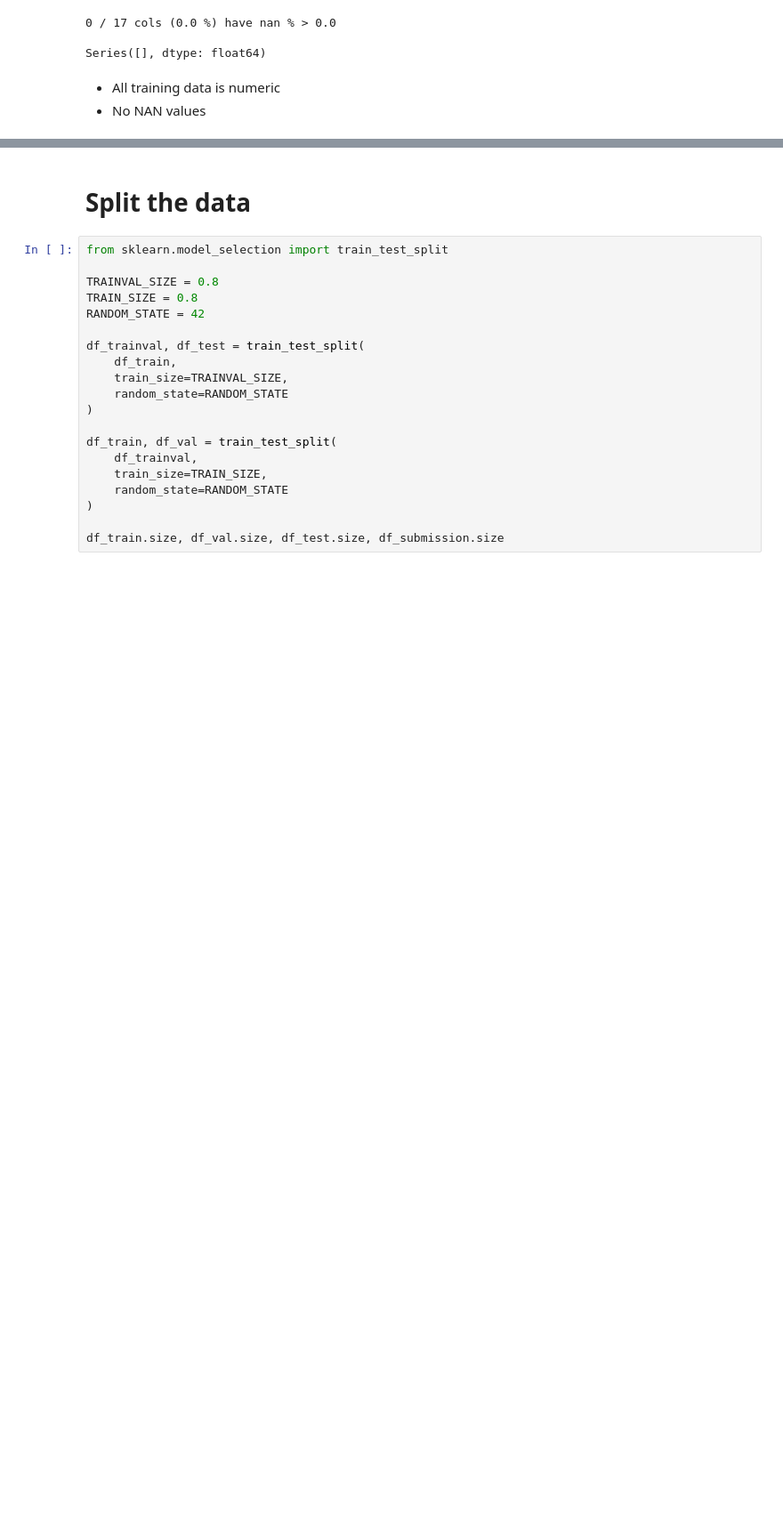
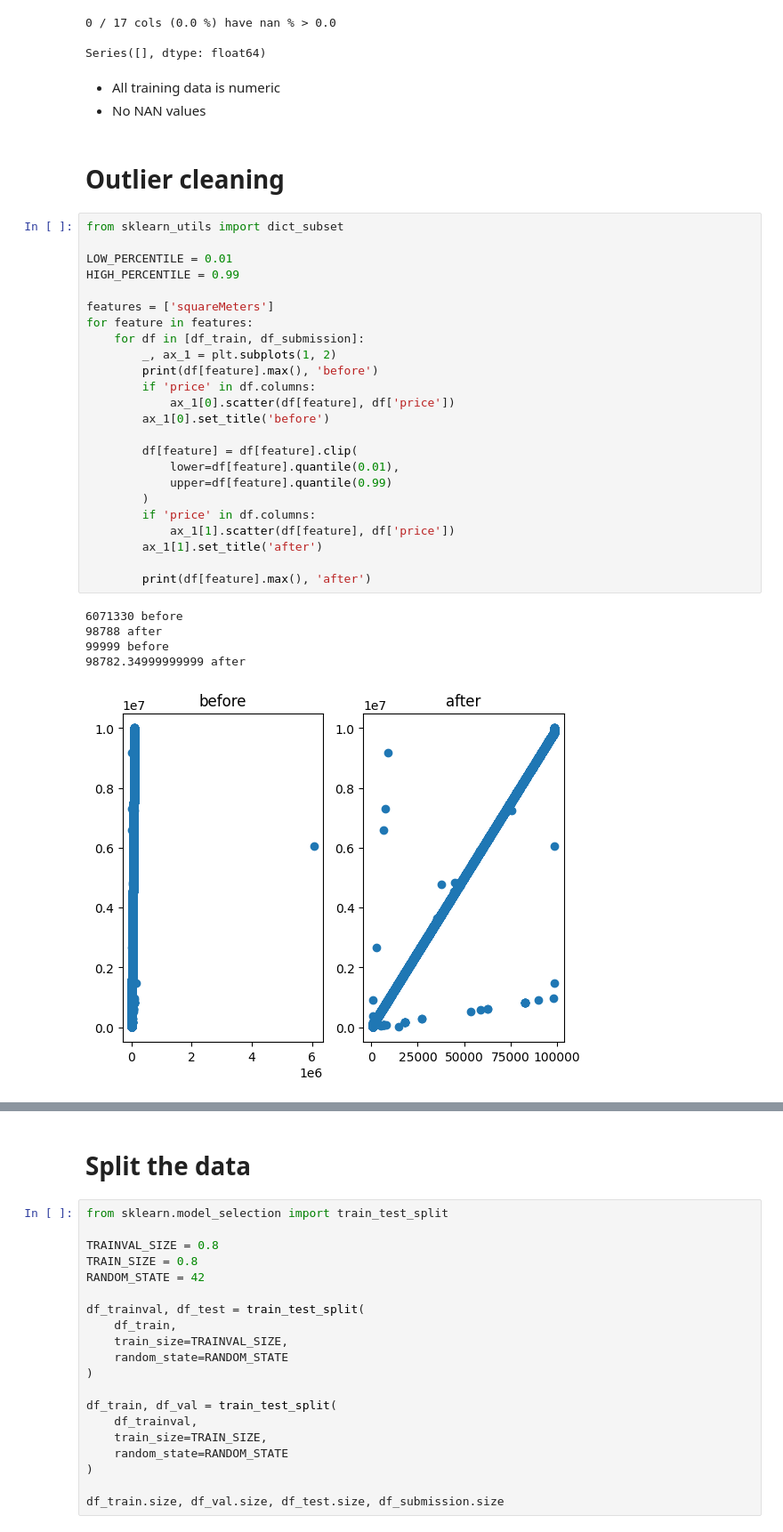
Before and after one commit to PashaIanko/Kaggle.ParisHousingPrices, a Jupyter notebook: 0_baseline_training.ipynb, the cells around one changed output, grey strips where cells are left out. Shown at 89% size. Saved outputs shown, nothing was run; the diff lists cells and outputs as text; blank space fills up the shorter version.

Commit message:
Began anomaly cleaning for the dataset

```diff
--- a/0_baseline_training.ipynb
+++ b/0_baseline_training.ipynb
@@ -188,3 +188,35 @@ Series([], dtype: float64)
 # %% [markdown]
 - All training data is numeric
 - No NAN values
+# %% [markdown]
+# Outlier cleaning
+# %%
+from sklearn_utils import dict_subset
+
+LOW_PERCENTILE = 0.01
+HIGH_PERCENTILE = 0.99
+
+features = ['squareMeters']
+for feature in features:
+    for df in [df_train, df_submission]:
+        _, ax_1 = plt.subplots(1, 2)
+        print(df[feature].max(), 'before')
+        if 'price' in df.columns:
+            ax_1[0].scatter(df[feature], df['price'])
+        ax_1[0].set_title('before')
+
+        df[feature] = df[feature].clip(
+            lower=df[feature].quantile(0.01),
+            upper=df[feature].quantile(0.99)
+        )
+        if 'price' in df.columns:
+            ax_1[1].scatter(df[feature], df['price'])
+        ax_1[1].set_title('after')
+
+        print(df[feature].max(), 'after')
+# %% [output]
+6071330 before
+98788 after
+99999 before
+98782.34999999999 after
+[figure, added]
```
Also changed, not shown: parts of 20 cells of this notebook.
